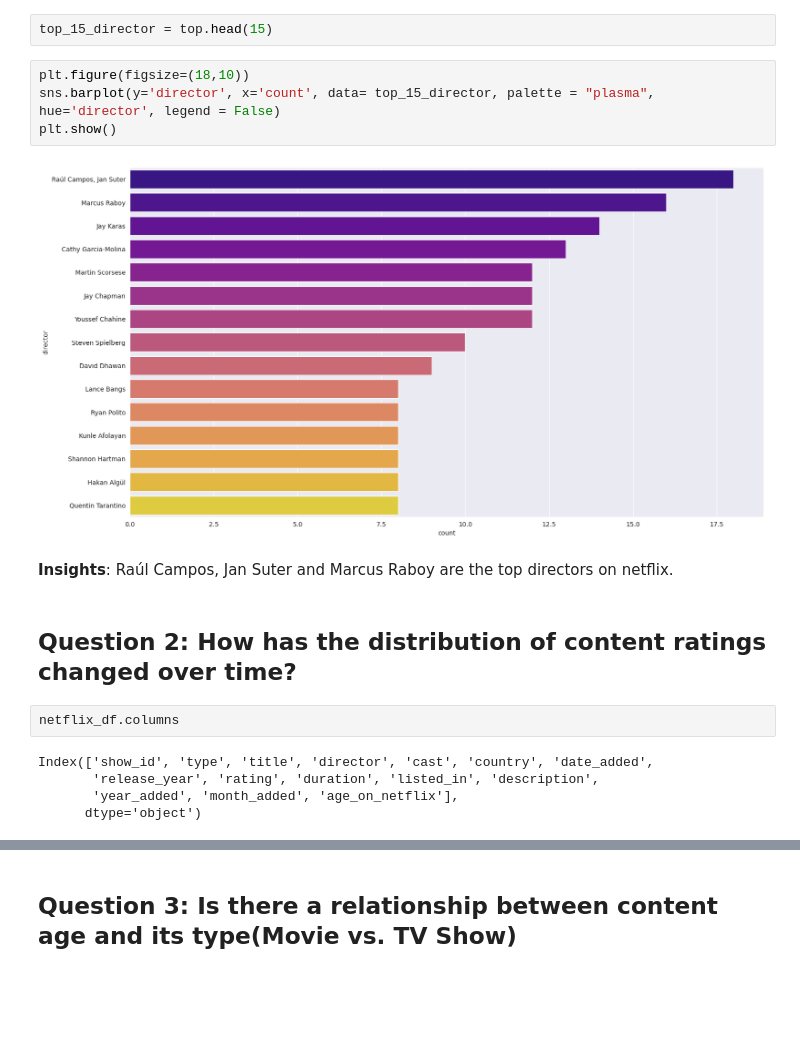
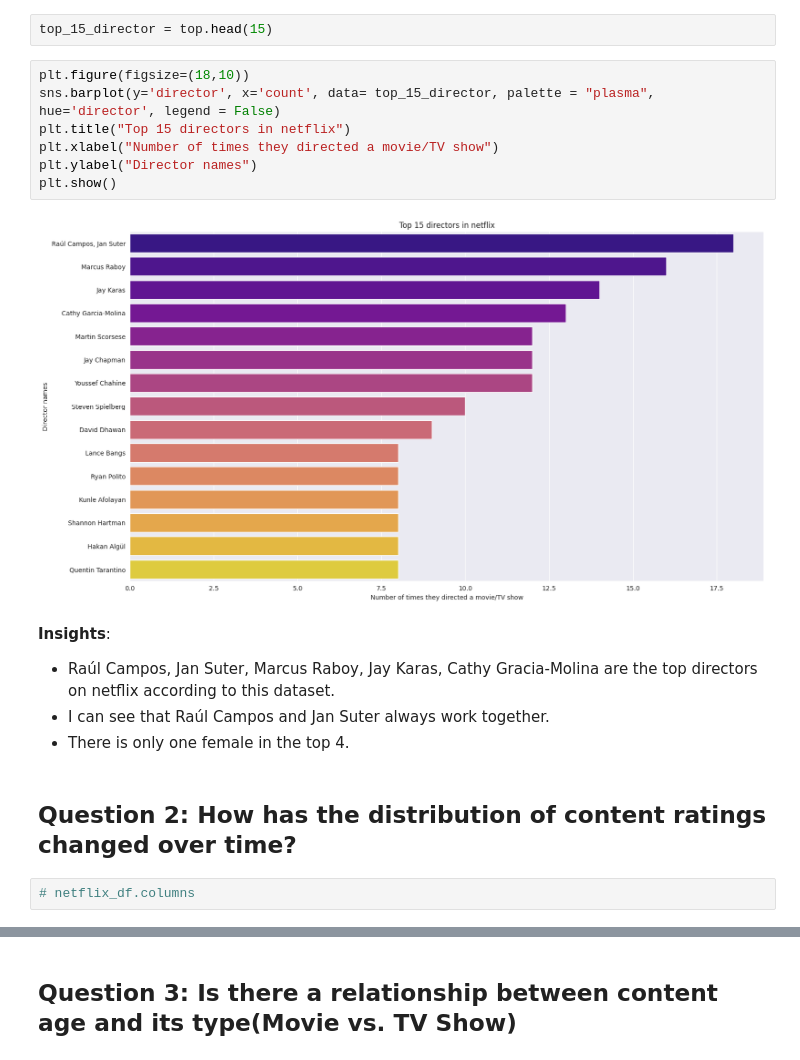
Before and after one commit to Yashtiii/Netflix-Content-Strategy, a Jupyter notebook: Netflix's_content_strategy.ipynb, the cells around one changed output, grey strips where cells are left out. Drawn from its saved outputs; the diff is of its cells as text; blank space fills up the shorter version.

```diff
--- a/Netflix's_content_strategy.ipynb
+++ b/Netflix's_content_strategy.ipynb
@@ -841,19 +794,20 @@ top_15_director = top.head(15)
 # %%
 plt.figure(figsize=(18,10))
 sns.barplot(y='director', x='count', data= top_15_director, palette = "plasma", hue='director', legend = False)
+plt.title("Top 15 directors in netflix")
+plt.xlabel("Number of times they directed a movie/TV show")
+plt.ylabel("Director names")
 plt.show()
 # %% [output]
-[figure, old version]
+[figure, new version]
 # %% [markdown]
-**Insights**: Raúl Campos, Jan Suter and	Marcus Raboy are the top directors on netflix.
+**Insights**:
+- Raúl Campos, Jan Suter, Marcus Raboy, Jay Karas, Cathy Gracia-Molina are the top directors on netflix according to this dataset.
+- I can see that Raúl Campos and Jan Suter always work together.
+- There is only one female in the top 4.
 # %% [markdown]
 ## Question 2: How has the distribution of content ratings changed over time?
 # %%
-netflix_df.columns
+# netflix_df.columns
-# %% [output]
-Index(['show_id', 'type', 'title', 'director', 'cast', 'country', 'date_added',
-       'release_year', 'rating', 'duration', 'listed_in', 'description',
-       'year_added', 'month_added', 'age_on_netflix'],
-      dtype='object')
 # %%
 content_distribution = netflix_df.groupby(["year_added","rating"]).size().unstack().fillna(0)
```
Also changed, not shown: parts of 16 cells of this notebook.
